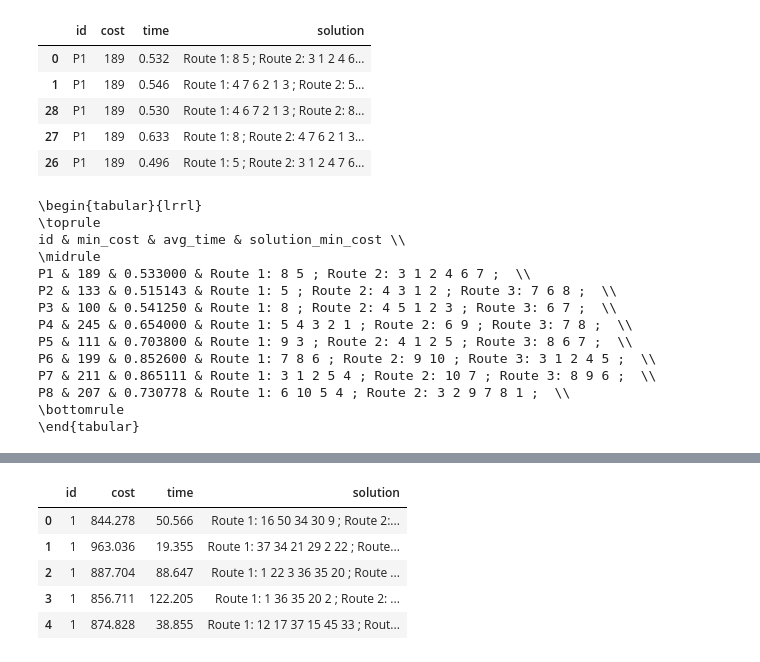
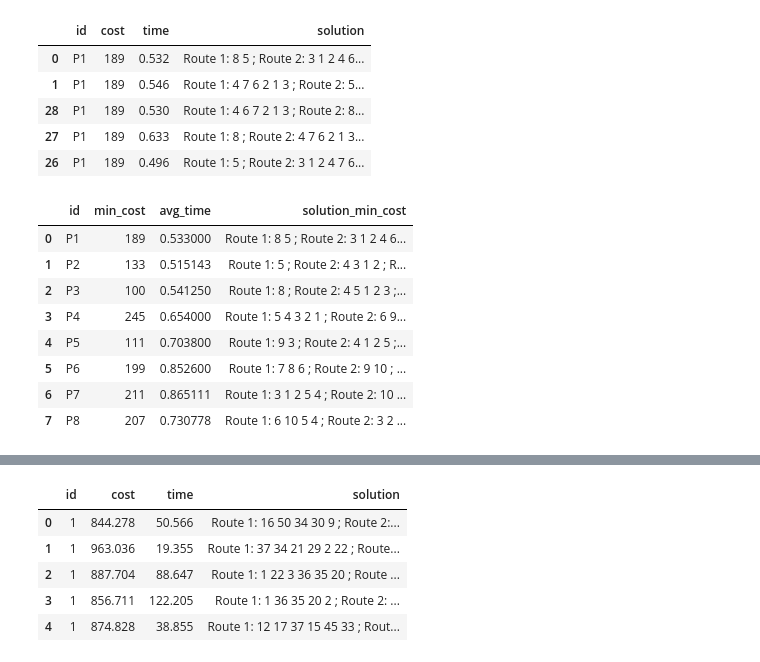
Before and after one commit to Nicofero/Genetic_MC-TTRP, a Jupyter notebook: result_analysis.ipynb, the cells around one changed output, grey strips where cells are left out. Saved outputs shown, nothing was run; the diff lists cells and outputs as text; code cells hidden in the pictures.

```diff
--- a/result_analysis.ipynb
+++ b/result_analysis.ipynb
@@ -23,26 +22,20 @@ df.head()
 | 27 | P1 | 189 | 0.633 | Route 1: 8 ; Route 2: 4 7 6 2 1 3... |
 | 26 | P1 | 189 | 0.496 | Route 1: 5 ; Route 2: 3 1 2 4 7 6... |
 # %%
-# I want a new df with the min cost for each id, the average time and the solution from a minimum cost solution
+# Generacion de una tabla LaTeX con los valores mínimos y promedios
 df_min_max = df.groupby('id').agg(
     min_cost=('cost', 'min'),
     avg_time=('time', 'mean'),
     solution_min_cost=('solution', lambda x: x[df.loc[x.index, 'cost'].idxmin()])
 ).reset_index()
-latex_table = df_min_max.to_latex(index=False)
-print(latex_table)
+df_min_max
 # %% [output]
-\begin{tabular}{lrrl}
-\toprule
-id & min_cost & avg_time & solution_min_cost \\
-\midrule
-P1 & 189 & 0.533000 & Route 1: 8 5 ; Route 2: 3 1 2 4 6 7 ;  \\
-P2 & 133 & 0.515143 & Route 1: 5 ; Route 2: 4 3 1 2 ; Route 3: 7 6 8 ;  \\
-P3 & 100 & 0.541250 & Route 1: 8 ; Route 2: 4 5 1 2 3 ; Route 3: 6 7 ;  \\
-P4 & 245 & 0.654000 & Route 1: 5 4 3 2 1 ; Route 2: 6 9 ; Route 3: 7 8 ;  \\
-P5 & 111 & 0.703800 & Route 1: 9 3 ; Route 2: 4 1 2 5 ; Route 3: 8 6 7 ;  \\
-P6 & 199 & 0.852600 & Route 1: 7 8 6 ; Route 2: 9 10 ; Route 3: 3 1 2 4 5 ;  \\
-P7 & 211 & 0.865111 & Route 1: 3 1 2 5 4 ; Route 2: 10 7 ; Route 3: 8 9 6 ;  \\
-P8 & 207 & 0.730778 & Route 1: 6 10 5 4 ; Route 2: 3 2 9 7 8 1 ;  \\
-\bottomrule
-\end{tabular}
+|  | id | min_cost | avg_time | solution_min_cost |
+| 0 | P1 | 189 | 0.533000 | Route 1: 8 5 ; Route 2: 3 1 2 4 6... |
+| 1 | P2 | 133 | 0.515143 | Route 1: 5 ; Route 2: 4 3 1 2 ; R... |
+| 2 | P3 | 100 | 0.541250 | Route 1: 8 ; Route 2: 4 5 1 2 3 ;... |
+| 3 | P4 | 245 | 0.654000 | Route 1: 5 4 3 2 1 ; Route 2: 6 9... |
+| 4 | P5 | 111 | 0.703800 | Route 1: 9 3 ; Route 2: 4 1 2 5 ;... |
+| 5 | P6 | 199 | 0.852600 | Route 1: 7 8 6 ; Route 2: 9 10 ; ... |
+| 6 | P7 | 211 | 0.865111 | Route 1: 3 1 2 5 4 ; Route 2: 10 ... |
+| 7 | P8 | 207 | 0.730778 | Route 1: 6 10 5 4 ; Route 2: 3 2 ... |
```
Also changed, not shown: parts of 18 cells of this notebook, 14 other files.
